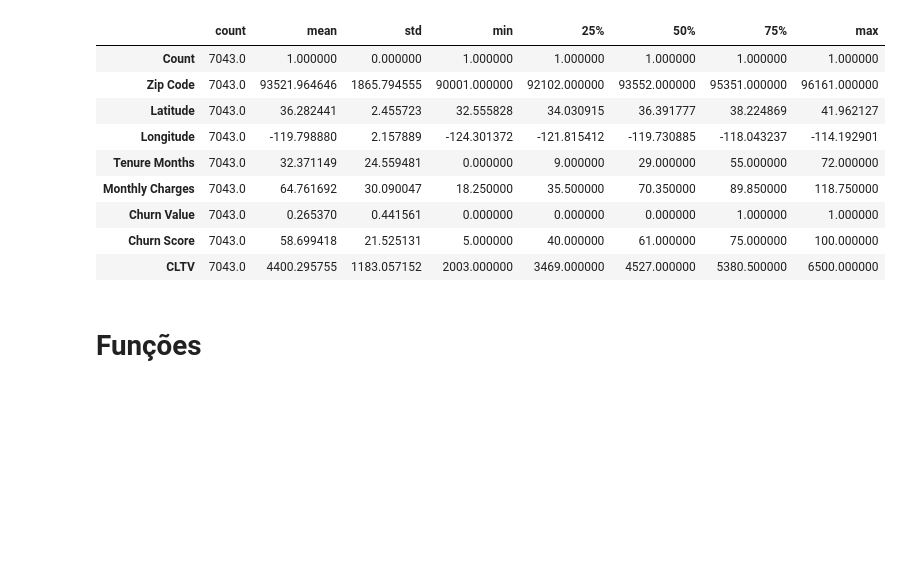
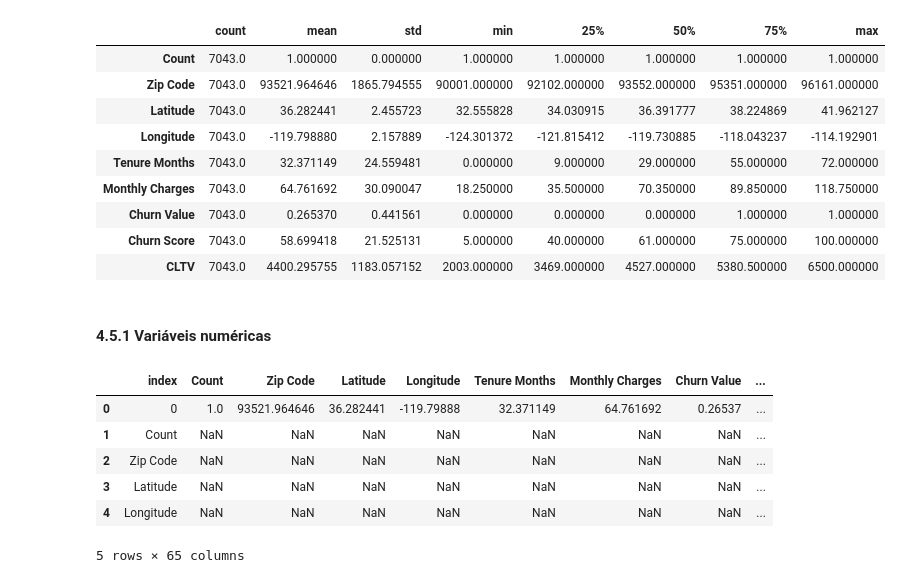
Before and after one commit to lucasffreitasds/churn_IBM, a Jupyter notebook: projeto_churn_IBM.ipynb, the cells around one changed output. Saved outputs shown, nothing was run; the diff lists cells and outputs as text; code cells hidden in the pictures; blank space fills up the shorter version.

Commit message:
Segundo dia, variáveis numéricos

```diff
--- a/projeto_churn_IBM.ipynb
+++ b/projeto_churn_IBM.ipynb
@@ -188,5 +191,37 @@ num_attributes.describe().T
 | Churn Value | 7043.0 | 0.265370 | 0.441561 | 0.000000 | 0.000000 | 0.000000 | 1.000000 | 1.000000 |
 | Churn Score | 7043.0 | 58.699418 | 21.525131 | 5.000000 | 40.000000 | 61.000000 | 75.000000 | 100.000000 |
 | CLTV | 7043.0 | 4400.295755 | 1183.057152 | 2003.000000 | 3469.000000 | 4527.000000 | 5380.500000 | 6500.000000 |
-# %% [markdown]
-# Funções
+# %% [markdown]
+#### 4.5.1 Variáveis numéricas
+# %%
+#tendencia central - média e mediana
+
+ct1 = pd.DataFrame.mean(num_attributes).T
+
+ct2 = pd.DataFrame.median(num_attributes).T
+
+#dispersão: std, minimo, maximo, range, skewness, kurtosis
+
+d1 = num_attributes.std()
+d2 = num_attributes.min()
+d3 = num_attributes.max()
+d4 = pd.DataFrame(num_attributes.apply(lambda x: x.max() - x.min())).T
+d5 = num_attributes.skew()
+d6 = num_attributes.kurtosis()
+
+#outras formas de calcular
+#d7 = num_attributes.apply(np.ptp)
+#d8 = num_attributes.std()
+#d1 = pd.DataFrame.std(num_attributes).T
+
+#concatenar os resultados
+m = pd.concat([ct1, ct2, d1, d2, d3, d4, d5, d6]).T.reset_index()
+m.head()
+# %% [output]
+|  | index | Count | Zip Code | Latitude | Longitude | Tenure Months | Monthly Charges | Churn Value | ... |
+| 0 | 0 | 1.0 | 93521.964646 | 36.282441 | -119.79888 | 32.371149 | 64.761692 | 0.26537 | ... |
+| 1 | Count | NaN | NaN | NaN | NaN | NaN | NaN | NaN | ... |
+| 2 | Zip Code | NaN | NaN | NaN | NaN | NaN | NaN | NaN | ... |
+| 3 | Latitude | NaN | NaN | NaN | NaN | NaN | NaN | NaN | ... |
+| 4 | Longitude | NaN | NaN | NaN | NaN | NaN | NaN | NaN | ... |
+5 rows × 65 columns
```
Also changed, not shown: parts of 3 cells of this notebook.
